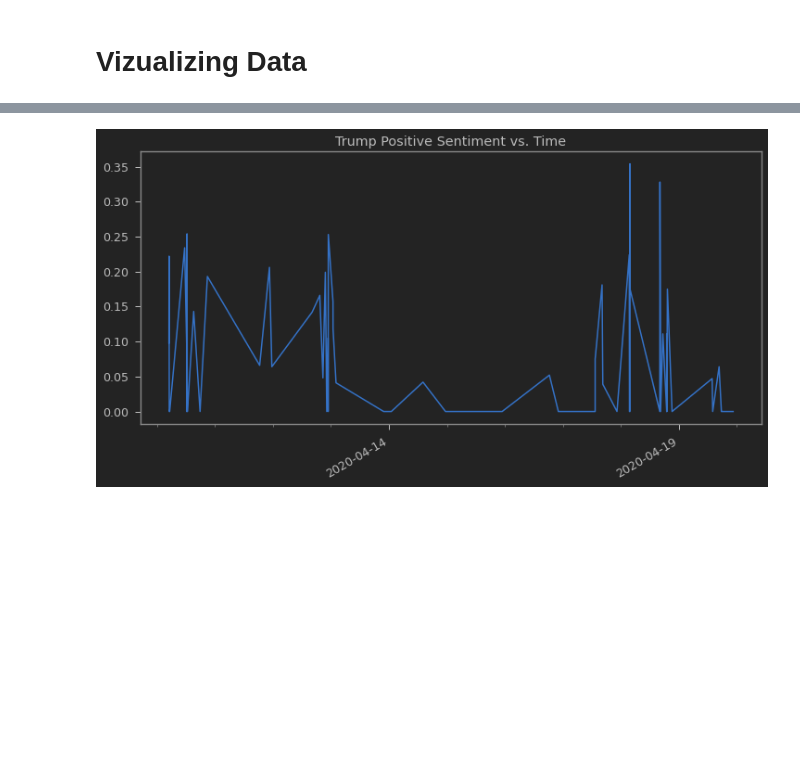
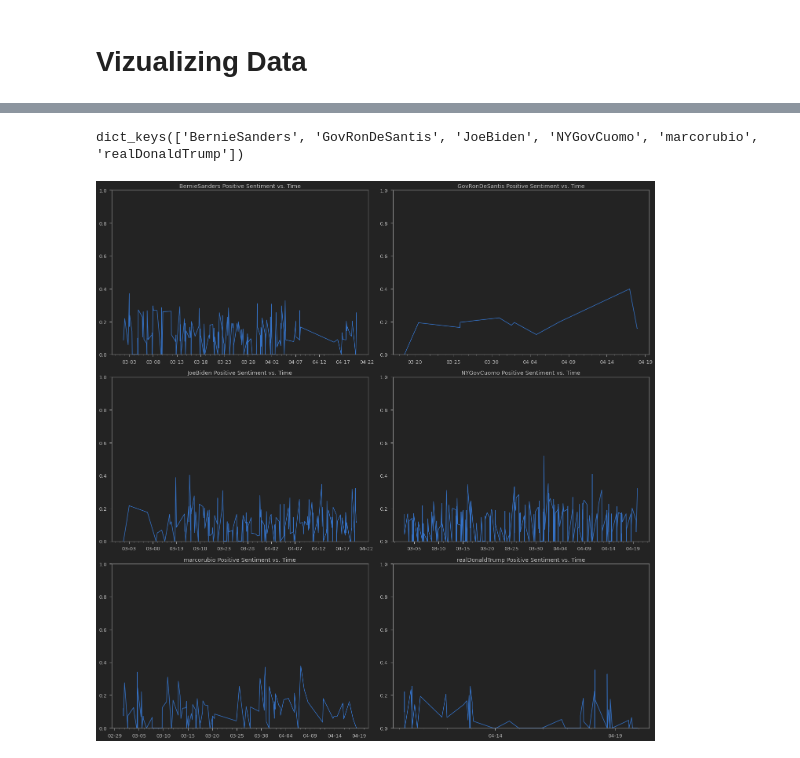
Before and after one commit to justinDeu/cs3654-covid, a Jupyter notebook: analysis.ipynb, the cells around one changed output, grey strips where cells are left out. Cells and saved outputs as stored; diff of their text form; code cells hidden in the pictures; blank space fills up the shorter version.

Commit message:
sentiment bin analysis

```diff
--- a/analysis.ipynb
+++ b/analysis.ipynb
@@ -171,4 +183,4 @@ df = df.apply(lambda row: sentiment(row), axis=1)
 # %%
 #setting major_score to greater of pos/neg, if negative, multiplying by -1
-df['major_score'] = df[['pos', 'neg']].apply(lambda row: row['pos'] if row['pos'] >= row['neg'] else row['neg'] * -1, axis=1)
+clean_df['major_score'] = clean_df[['pos', 'neg']].apply(lambda row: row['pos'] if row['pos'] >= row['neg'] else row['neg'] * -1, axis=1)
 # %%
@@ -224,44 +197,30 @@ biden_df.describe()
+# %%
+user_groups = clean_df.groupby('Username')
+# %%
+user_groups.groups.keys()
+# %% [output]
+dict_keys(['BernieSanders', 'GovRonDeSantis', 'JoeBiden', 'NYGovCuomo', 'marcorubio', 'realDonaldTrump'])
 # %%
-# trump tweets
-fig, ax = plt.subplots(figsize=(12,6))
+def graph_sentiment(group, ax, key, ylims=(0, 1), title=None):
+    ax.set_title(title)
 
-ax.set_title('Trump Positive Sentiment vs. Time')
-ax.xaxis.set_minor_locator(mdates.DayLocator(interval=1))
-ax.xaxis.set_major_locator(mdates.DayLocator(interval=5))
-ax.xaxis.set_major_formatter(mdates.DateFormatter('%Y-%m-%d'))
+    ax.xaxis.set_minor_locator(mdates.DayLocator(interval=1))
+    ax.xaxis.set_major_locator(mdates.DayLocator(interval=5))
+    ax.xaxis.set_major_formatter(mdates.DateFormatter('%m-%d'))
 
-ax.plot(trump_df['Created'], trump_df['pos'])
-
-fig.autofmt_xdate()
-
-plt.show()
+    ax.set_ylim(ylims)
+    b
+    ax.plot(group[1]['Created'], group[1][key])
-# %% [output]
-[figure, removed]
-# %%
-# biden tweets
-fig, ax = plt.subplots( figsize=(12,6))
-
-ax.set_title('Biden Positive Sentiment vs. Time')
-ax.xaxis.set_minor_locator(mdates.DayLocator(interval=1))
-ax.xaxis.set_major_locator(mdates.DayLocator(interval=5))
-ax.xaxis.set_major_formatter(mdates.DateFormatter('%Y-%m-%d'))
-
-ax.plot(biden_df['Created'], biden_df['pos'])
-
-fig.autofmt_xdate()
-
-plt.show()
-# %%
-# plotting positive and neg scores, whichever is greater
-trump_pos = trump_df.copy()
-trump_neg = trump_df.copy()
-
-trump_pos['major_score'] = trump_pos['major_score'].apply(lambda val: val if val >= 0 else np.nan)
-trump_neg['major_score'] = trump_neg['major_score'].apply(lambda val: val if val < 0 else np.nan)
-
-
-fig, ax = plt.subplots( figsize=(12,6))
-ax.bar(trump_pos['Created'], trump_pos['major_score'])
-ax.bar(trump_neg['Created'], trump_neg['major_score'], color='r')
-
-plt.show()
+# %%
+fig, axes = plt.subplots(3, 2, figsize=(20, 20))
+
+axes = axes.flatten()
+
+for g, ax in zip(user_groups, axes):
+    title = f'{g[0]} Positive Sentiment vs. Time'
+    graph_sentiment(g, ax, 'pos', title=title)
+
+fig.tight_layout()
+fig.show()
+# %% [output]
+[figure, added]
```
Also changed, not shown: parts of 11 cells of this notebook.
